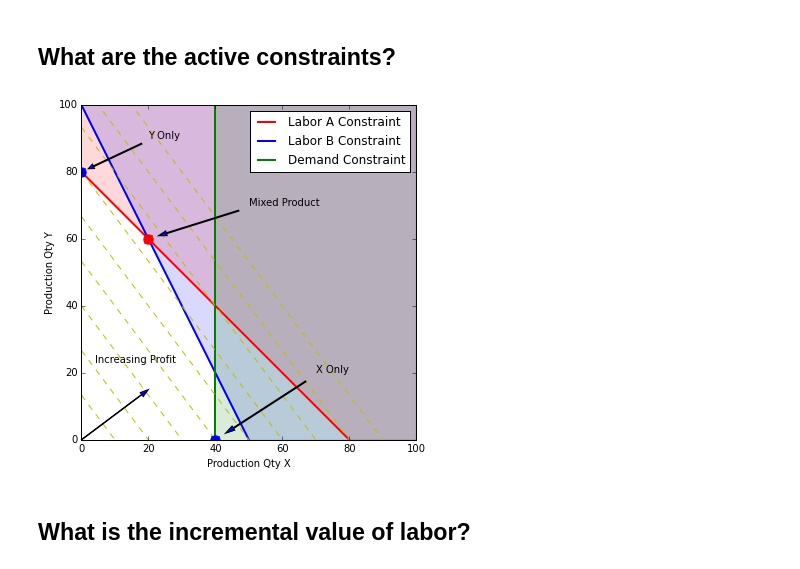
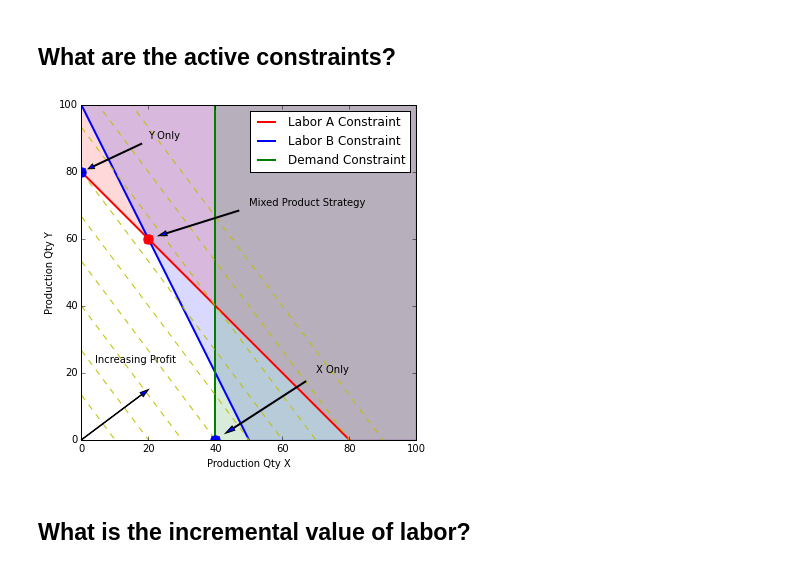
Before and after one commit to jckantor/ESTM60203, a Jupyter notebook: notebooks/Production Models with Constraints.ipynb, the cells around one changed output. Saved outputs shown, nothing was run; the diff lists cells and outputs as text; code cells hidden in the pictures.

```diff
--- a/notebooks/Production Models with Constraints.ipynb
+++ b/notebooks/Production Models with Constraints.ipynb
@@ -215,35 +215,35 @@ fill_between([0,50,100],[100,0,0],[100,100,100],color='b',alpha=0.15)
 # Demand constraint
 plot([40,40],[0,100],'g',lw=2)
 fill_between([40,100],[0,0],[100,100],color='g',alpha=0.15)
 
 legend(['Labor A Constraint','Labor B Constraint','Demand Constraint'])
 
 # Contours of constant profit
 x = array([0,100])
 for p in linspace(0,3600,10):
     y = (p - 40*x)/30
     plot(x,y,'y--')
 
 # Optimum
 plot(20,60,'r.',ms=20)
-annotate('Mixed Product', xy=(20,60), xytext=(50,70),
+annotate('Mixed Product Strategy', xy=(20,60), xytext=(50,70),
          arrowprops=dict(shrink=.1,width=1,headwidth=5))
 
 plot(0,80,'b.',ms=20)
 annotate('Y Only', xy=(0,80), xytext=(20,90),
          arrowprops=dict(shrink=0.1,width=1,headwidth=5))
 
 plot(40,0,'b.',ms=20)
 annotate('X Only', xy=(40,0), xytext=(70,20),
          arrowprops=dict(shrink=0.1,width=1,headwidth=5))
 
 text(4,23,'Increasing Profit')
 annotate('', xy=(20,15), xytext=(0,0),
          arrowprops=dict(width=0.5,headwidth=5))
 
 savefig('img/LPprob01.png',bbox_inches='tight')
 # %% [output]
-[figure, old version]
+[figure, new version]
 # %% [markdown]
 ## What is the incremental value of labor?
 # %%
```
Also changed, not shown: 1 other file.
